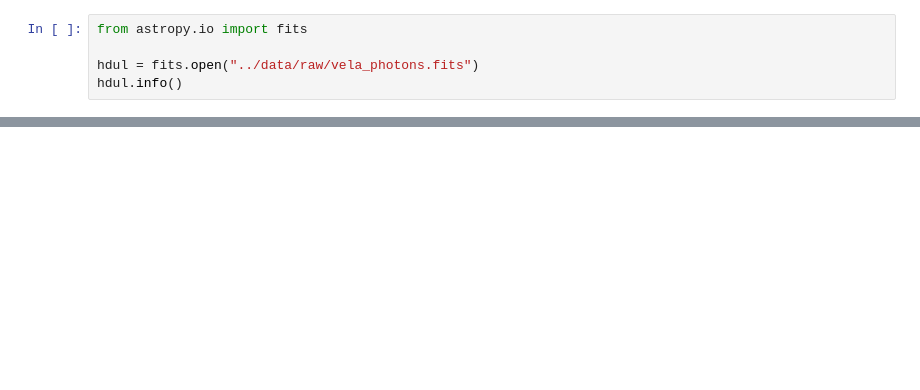
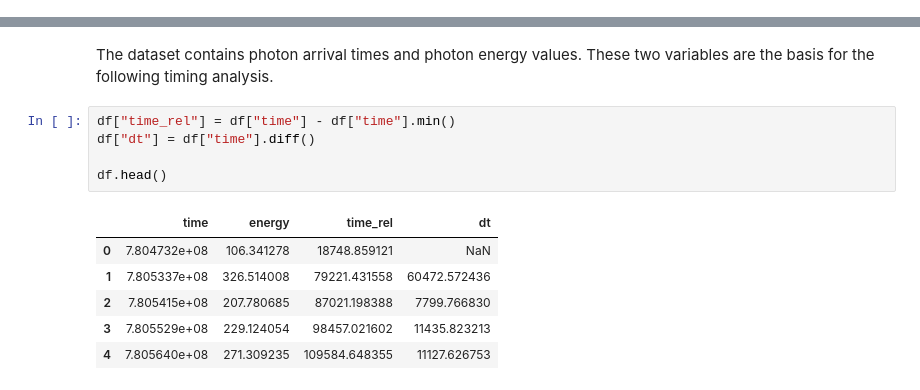
Before and after one commit to kva99kva-eng/pulsar, a Jupyter notebook: notebooks/02_exploratory_analysis.ipynb, the cells around one changed output, grey strips where cells are left out. Saved outputs shown, nothing was run; the diff lists cells and outputs as text; blank space fills up the shorter version.

Commit message:
Polish pulsar timing notebooks and README

```diff
--- a/notebooks/02_exploratory_analysis.ipynb
+++ b/notebooks/02_exploratory_analysis.ipynb
@@ -120,5 +0,0 @@ plt.show()
-# %%
-from astropy.io import fits
-
-hdul = fits.open("../data/raw/vela_photons.fits")
-hdul.info()
@@ -331,0 +68,14 @@ The dataset is ready for preprocessing and period-search analysis.
+# %% [markdown]
+The dataset contains photon arrival times and photon energy values. These two variables are the basis for the following timing analysis.
+# %%
+df["time_rel"] = df["time"] - df["time"].min()
+df["dt"] = df["time"].diff()
+
+df.head()
+# %% [output]
+|  | time | energy | time_rel | dt |
+| 0 | 7.804732e+08 | 106.341278 | 18748.859121 | NaN |
+| 1 | 7.805337e+08 | 326.514008 | 79221.431558 | 60472.572436 |
+| 2 | 7.805415e+08 | 207.780685 | 87021.198388 | 7799.766830 |
+| 3 | 7.805529e+08 | 229.124054 | 98457.021602 | 11435.823213 |
+| 4 | 7.805640e+08 | 271.309235 | 109584.648355 | 11127.626753 |
```
Also changed, not shown: parts of 43 cells of this notebook, 9 other files.
